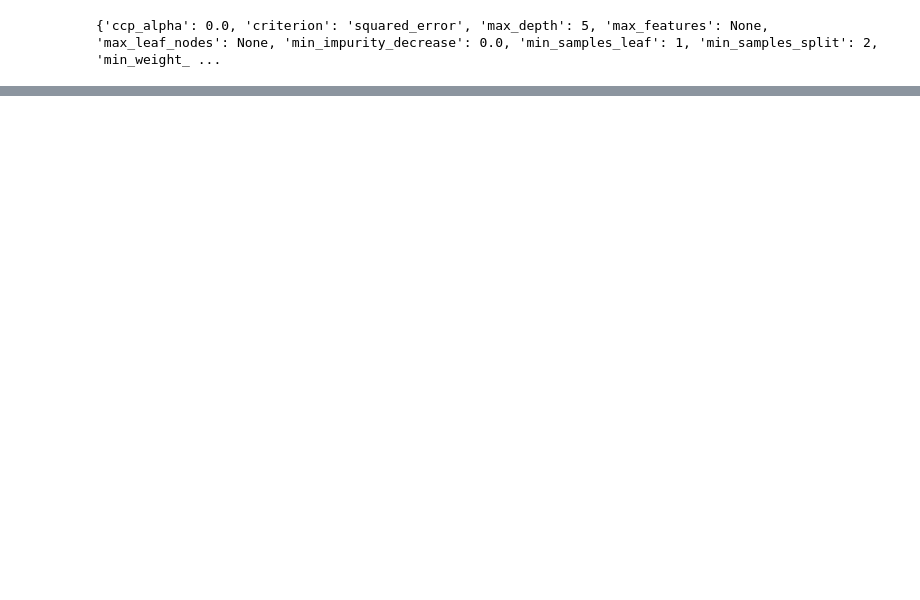
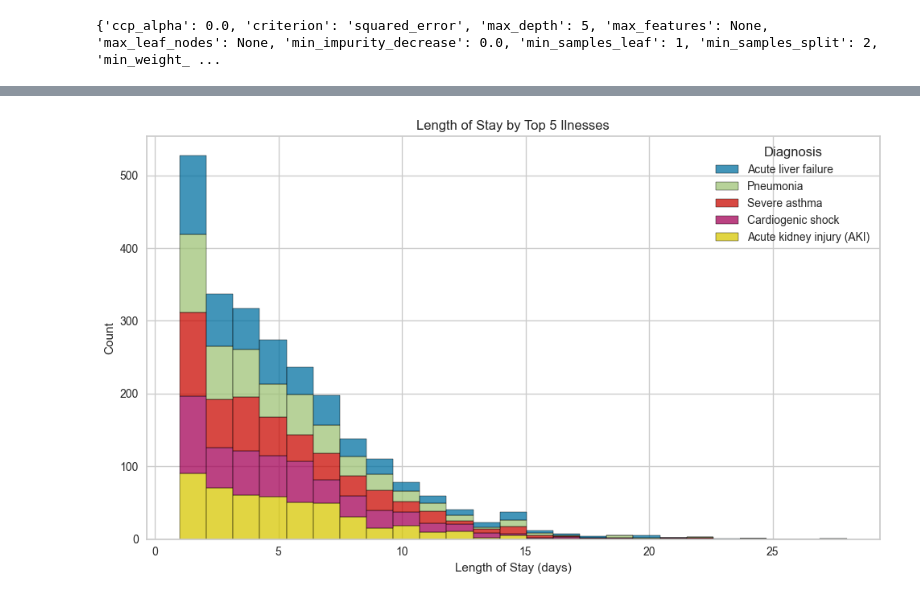
Before and after one commit to stevenlavelle1/ICU_Analysis, a Jupyter notebook: LOS_regressions.ipynb, the cells around one changed output, grey strips where cells are left out. Drawn from its saved outputs; the diff is of its cells as text; code cells hidden in the pictures; blank space fills up the shorter version.

```diff
--- a/LOS_regressions.ipynb
+++ b/LOS_regressions.ipynb
@@ -349,0 +350,18 @@ plt.show()
+# %%
+diagnosis_cols = [col for col in df.columns if col.startswith('Diagnosis_')]
+
+df['Diagnosis'] = df[diagnosis_cols].idxmax(axis=1).str.replace('Diagnosis_', '')
+
+top_diagnosis = df['Diagnosis'].value_counts().nlargest(5).index
+filtered_df = df[df['Diagnosis'].isin(top_diagnosis)]
+
+plt.figure(figsize=(10, 6))
+sb.histplot(data=filtered_df, x='Length of Stay', hue='Diagnosis', multiple='stack', bins=25)
+plt.title('Length of Stay by Top 5 Ilnesses')
+plt.xlabel('Length of Stay (days)')
+plt.ylabel('Count')
+plt.grid(True)
+plt.tight_layout()
+plt.show()
+# %% [output]
+[figure, added]
```
Also changed, not shown: parts of 8 cells of this notebook, 2 other files.
